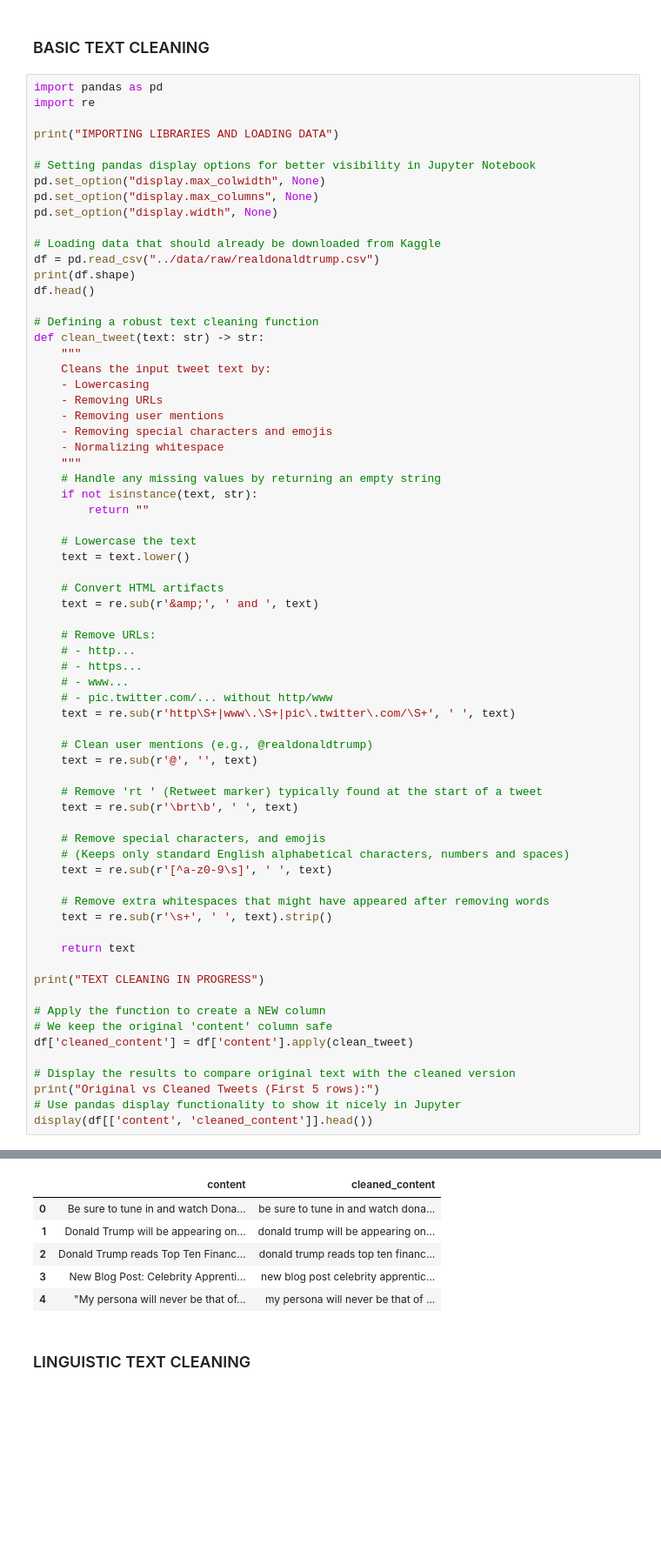
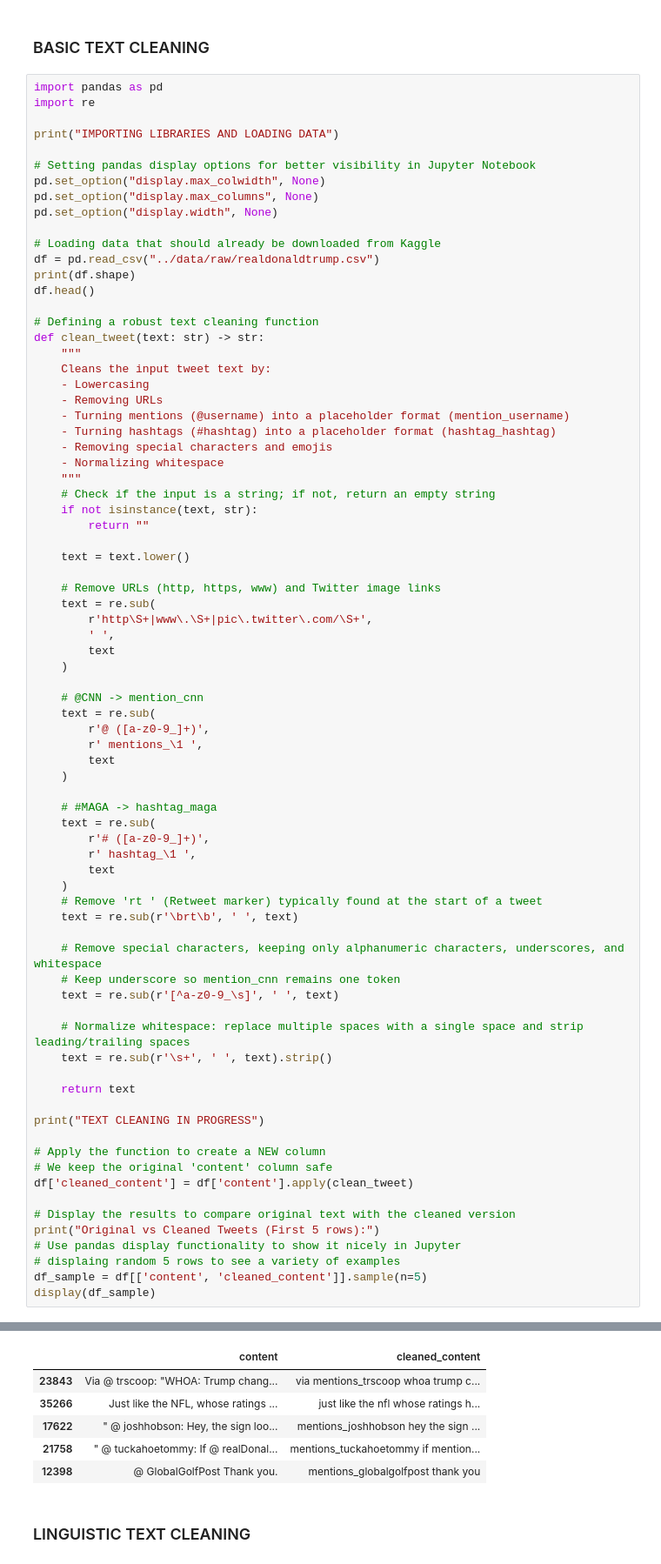
Before and after one commit to xalixja/social-media-engagement-prediction, a Jupyter notebook: notebooks/02_preprocessing.ipynb, the cells around one changed output, grey strips where cells are left out. Shown at 87% size. Cells and saved outputs as stored; diff of their text form; blank space fills up the shorter version.

```diff
--- a/notebooks/02_preprocessing.ipynb
+++ b/notebooks/02_preprocessing.ipynb
@@ -22,63 +22,72 @@ def clean_tweet(text: str) -> str:
     Cleans the input tweet text by:
     - Lowercasing
     - Removing URLs
-    - Removing user mentions
+    - Turning mentions (@username) into a placeholder format (mention_username)
+    - Turning hashtags (#hashtag) into a placeholder format (hashtag_hashtag)
     - Removing special characters and emojis
     - Normalizing whitespace
     """
-    # Handle any missing values by returning an empty string
+    # Check if the input is a string; if not, return an empty string
     if not isinstance(text, str):
         return ""
 
-    # Lowercase the text
     text = text.lower()
 
-    # Convert HTML artifacts
-    text = re.sub(r'&amp;', ' and ', text)
+    # Remove URLs (http, https, www) and Twitter image links
+    text = re.sub(
+        r'http\S+|www\.\S+|pic\.twitter\.com/\S+',
+        ' ',
+        text
+    )
 
-    # Remove URLs:
-    # - http...
-    # - https...
-    # - www...
-    # - pic.twitter.com/... without http/www
-    text = re.sub(r'http\S+|www\.\S+|pic\.twitter\.com/\S+', ' ', text)
+    # @CNN -> mention_cnn
+    text = re.sub(
+        r'@ ([a-z0-9_]+)',
+        r' mentions_\1 ',
+        text
+    )
 
-    # Clean user mentions (e.g., @realdonaldtrump)
-    text = re.sub(r'@', '', text)
-
+    # #MAGA -> hashtag_maga
+    text = re.sub(
+        r'# ([a-z0-9_]+)',
+        r' hashtag_\1 ',
+        text
+    )
     # Remove 'rt ' (Retweet marker) typically found at the start of a tweet
     text = re.sub(r'\brt\b', ' ', text)
 
-    # Remove special characters, and emojis
-    # (Keeps only standard English alphabetical characters, numbers and spaces)
-    text = re.sub(r'[^a-z0-9\s]', ' ', text)
+    # Remove special characters, keeping only alphanumeric characters, underscores, and whitespace
+    # Keep underscore so mention_cnn remains one token
+    text = re.sub(r'[^a-z0-9_\s]', ' ', text)
 
-    # Remove extra whitespaces that might have appeared after removing words
+    # Normalize whitespace: replace multiple spaces with a single space and strip leading/trailing spaces
     text = re.sub(r'\s+', ' ', text).strip()
 
     return text
 
 print("TEXT CLEANING IN PROGRESS")
 
 # Apply the function to create a NEW column
 # We keep the original 'content' column safe
 df['cleaned_content'] = df['content'].apply(clean_tweet)
 
 # Display the results to compare original text with the cleaned version
 print("Original vs Cleaned Tweets (First 5 rows):")
 # Use pandas display functionality to show it nicely in Jupyter
-display(df[['content', 'cleaned_content']].head())
+# displaing random 5 rows to see a variety of examples
+df_sample = df[['content', 'cleaned_content']].sample(n=5)
+display(df_sample)
 # %% [output]
 IMPORTING LIBRARIES AND LOADING DATA
 (43352, 8)
 TEXT CLEANING IN PROGRESS
 Original vs Cleaned Tweets (First 5 rows):
 |  | content | cleaned_content |
-| 0 | Be sure to tune in and watch Dona... | be sure to tune in and watch dona... |
-| 1 | Donald Trump will be appearing on... | donald trump will be appearing on... |
-| 2 | Donald Trump reads Top Ten Financ... | donald trump reads top ten financ... |
-| 3 | New Blog Post: Celebrity Apprenti... | new blog post celebrity apprentic... |
-| 4 | "My persona will never be that of... | my persona will never be that of ... |
+| 23843 | Via @ trscoop: "WHOA: Trump chang... | via mentions_trscoop whoa trump c... |
+| 35266 | Just like the NFL, whose ratings ... | just like the nfl whose ratings h... |
+| 17622 | " @ joshhobson: Hey, the sign loo... | mentions_joshhobson hey the sign ... |
+| 21758 | " @ tuckahoetommy: If @ realDonal... | mentions_tuckahoetommy if mention... |
+| 12398 | @ GlobalGolfPost Thank you. | mentions_globalgolfpost thank you |
 # %% [markdown]
 ### LINGUISTIC TEXT CLEANING
 # %%
```
Also changed, not shown: parts of 4 cells of this notebook, 6 other files.
